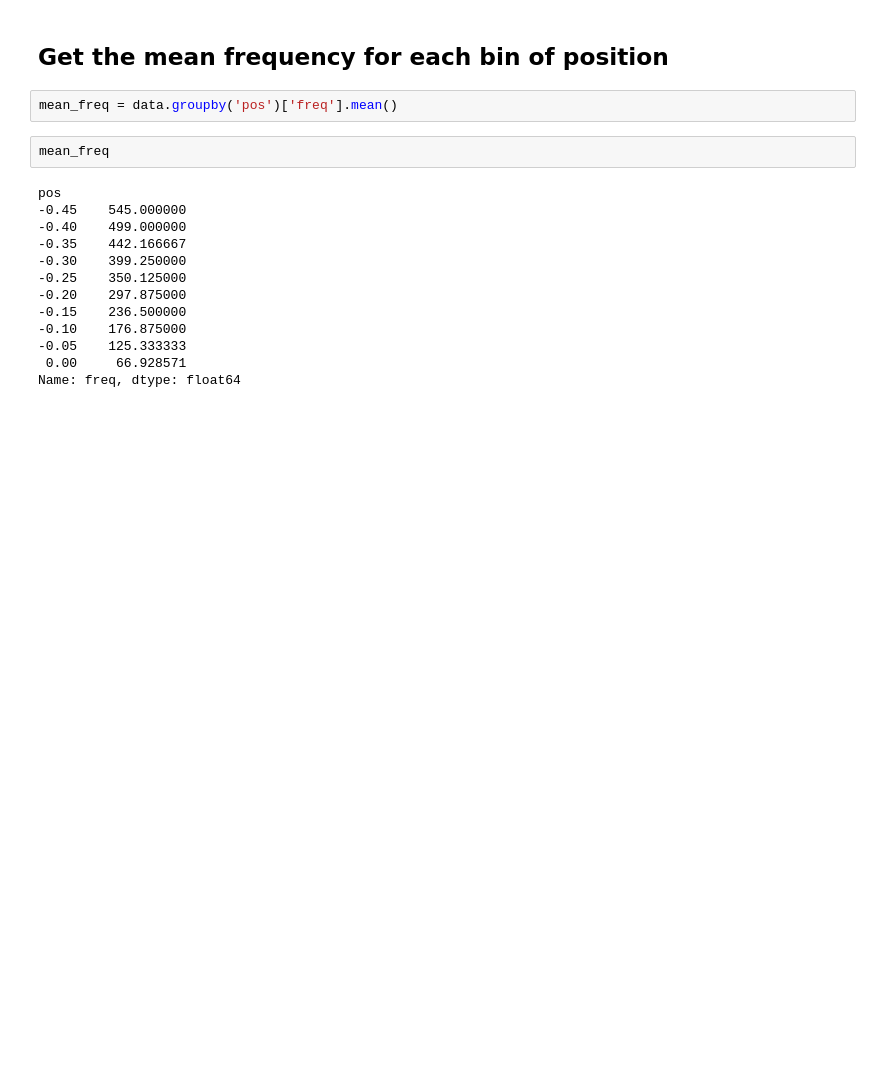
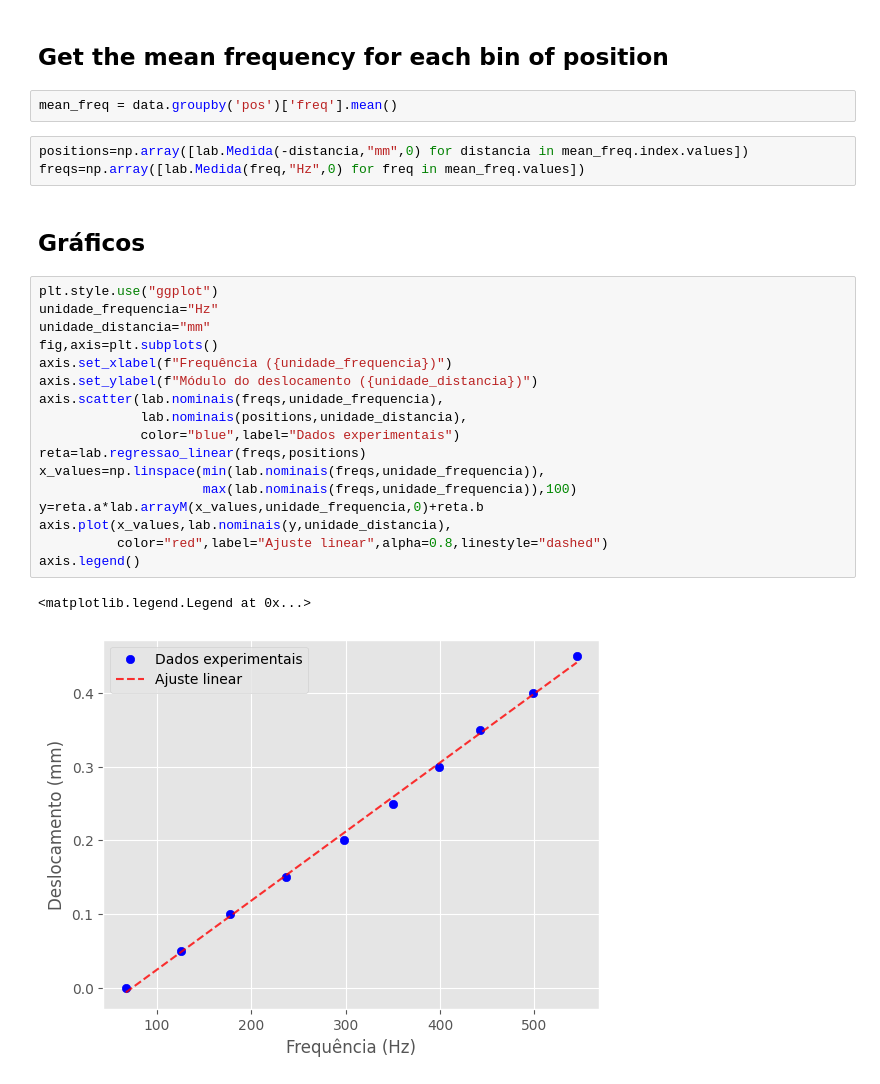
Before and after one commit to brenopelegrin/lab-avancado1, a Jupyter notebook: velocidade_da_luz/espelhos_girantes/analise.ipynb, the cells around one changed output. Cells and saved outputs as stored; diff of their text form; blank space fills up the shorter version.

```diff
--- a/velocidade_da_luz/espelhos_girantes/analise.ipynb
+++ b/velocidade_da_luz/espelhos_girantes/analise.ipynb
@@ -19,17 +39,27 @@ data = processed_data(file_path)
 # %%
 mean_freq = data.groupby('pos')['freq'].mean()
 # %%
-mean_freq
+positions=np.array([lab.Medida(-distancia,"mm",0) for distancia in mean_freq.index.values])
+freqs=np.array([lab.Medida(freq,"Hz",0) for freq in mean_freq.values])
-# %% [output]
-pos
--0.45    545.000000
--0.40    499.000000
--0.35    442.166667
--0.30    399.250000
--0.25    350.125000
--0.20    297.875000
--0.15    236.500000
--0.10    176.875000
--0.05    125.333333
- 0.00     66.928571
-Name: freq, dtype: float64
+# %% [markdown]
+## Gráficos
+# %%
+plt.style.use("ggplot")
+unidade_frequencia="Hz"
+unidade_distancia="mm"
+fig,axis=plt.subplots()
+axis.set_xlabel(f"Frequência ({unidade_frequencia})")
+axis.set_ylabel(f"Módulo do deslocamento ({unidade_distancia})")
+axis.scatter(lab.nominais(freqs,unidade_frequencia),
+             lab.nominais(positions,unidade_distancia),
+             color="blue",label="Dados experimentais")
+reta=lab.regressao_linear(freqs,positions)
+x_values=np.linspace(min(lab.nominais(freqs,unidade_frequencia)),
+                     max(lab.nominais(freqs,unidade_frequencia)),100)
+y=reta.a*lab.arrayM(x_values,unidade_frequencia,0)+reta.b
+axis.plot(x_values,lab.nominais(y,unidade_distancia),
+          color="red",label="Ajuste linear",alpha=0.8,linestyle="dashed")
+axis.legend()
+# %% [output]
+<matplotlib.legend.Legend at 0x...>
+[figure, added]
```
Also changed, not shown: parts of 3 cells of this notebook.
